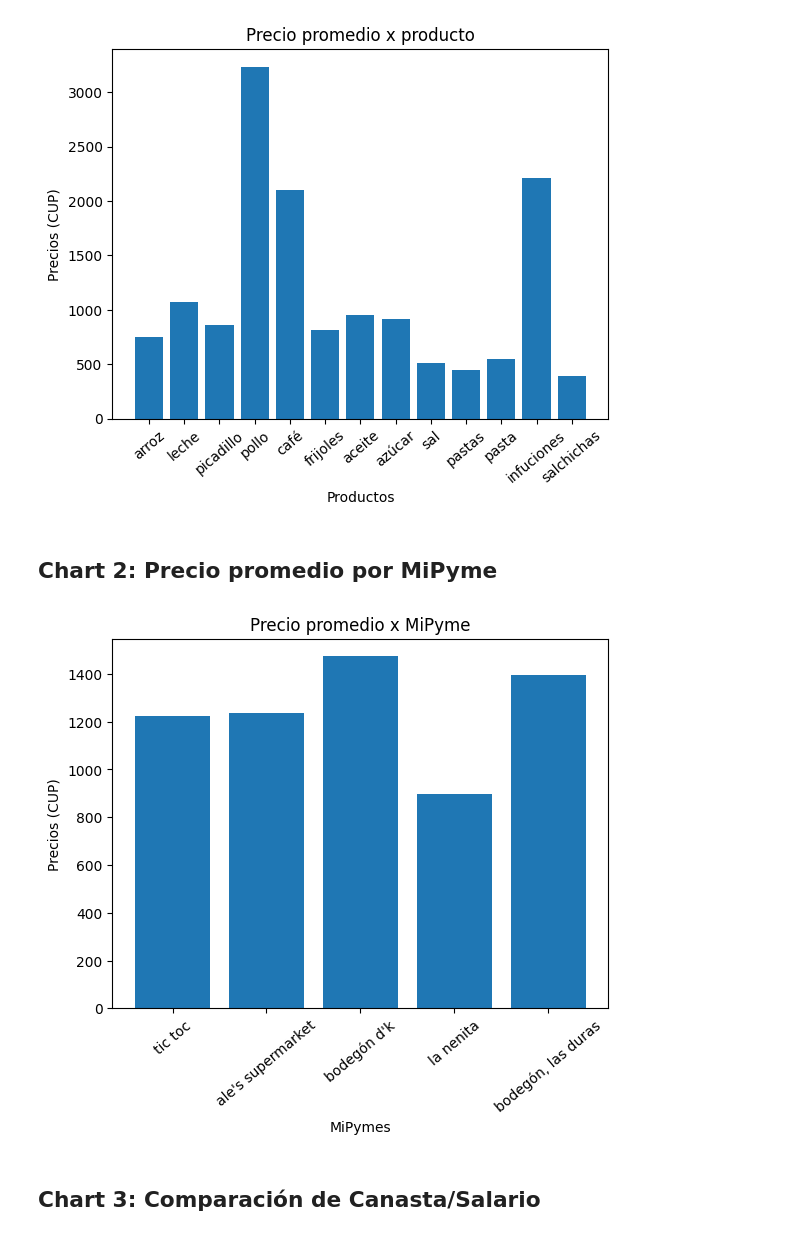
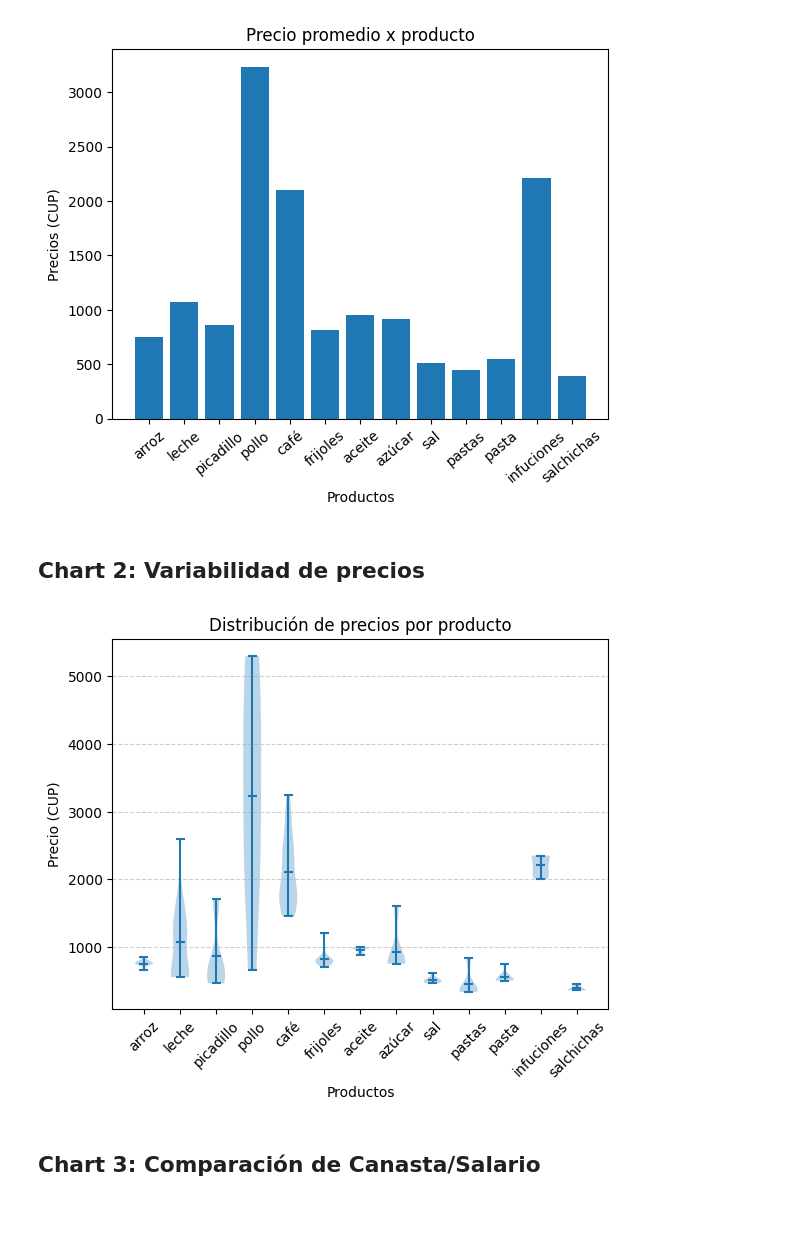
Before and after one commit to L14Npy/project_01, a Jupyter notebook: story.ipynb, the cells around one changed output. Saved outputs shown, nothing was run; the diff lists cells and outputs as text; code cells hidden in the pictures.

Commit message:
charts finally

```diff
--- a/story.ipynb
+++ b/story.ipynb
@@ -40,12 +40,12 @@ Basket('basket.json')
 ChartAverageProducts()
 # %% [output]
 [figure]
-# %% [markdown]
-## Chart 2: Precio promedio por MiPyme
-# %%
-ChartAveragePyme()
-# %% [output]
-[figure, removed]
+# %% [markdown]
+## Chart 2: Variabilidad de precios
+# %%
+ChartVariabilityPrices()
+# %% [output]
+[figure, added]
 # %% [markdown]
 ## Chart 3: Comparación de Canasta/Salario
 # %%
```
Also changed, not shown: parts of 4 cells of this notebook, 2 other files.
